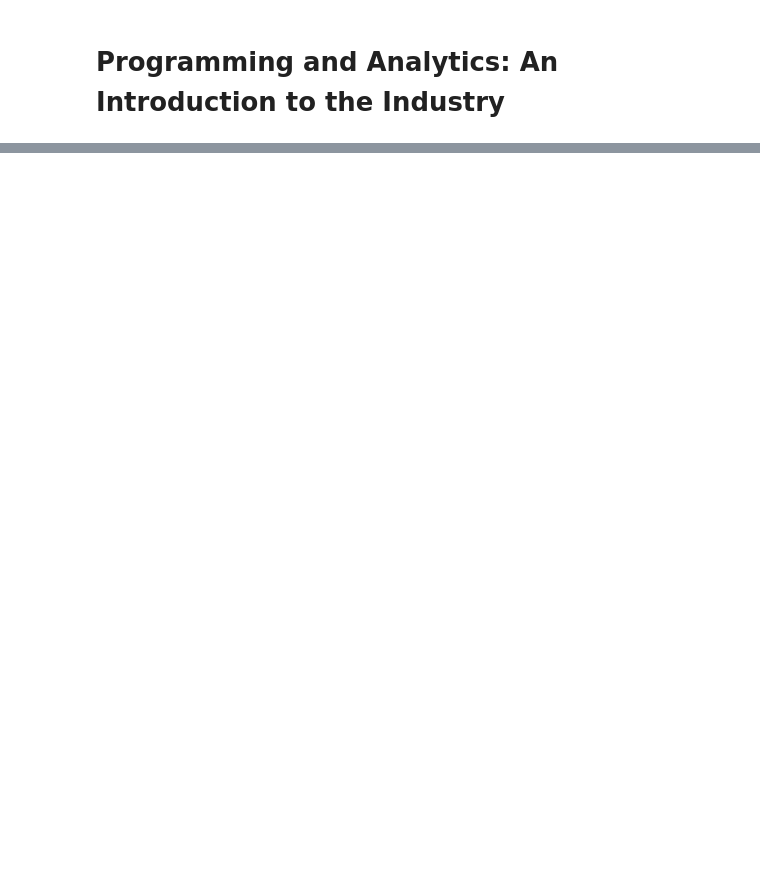
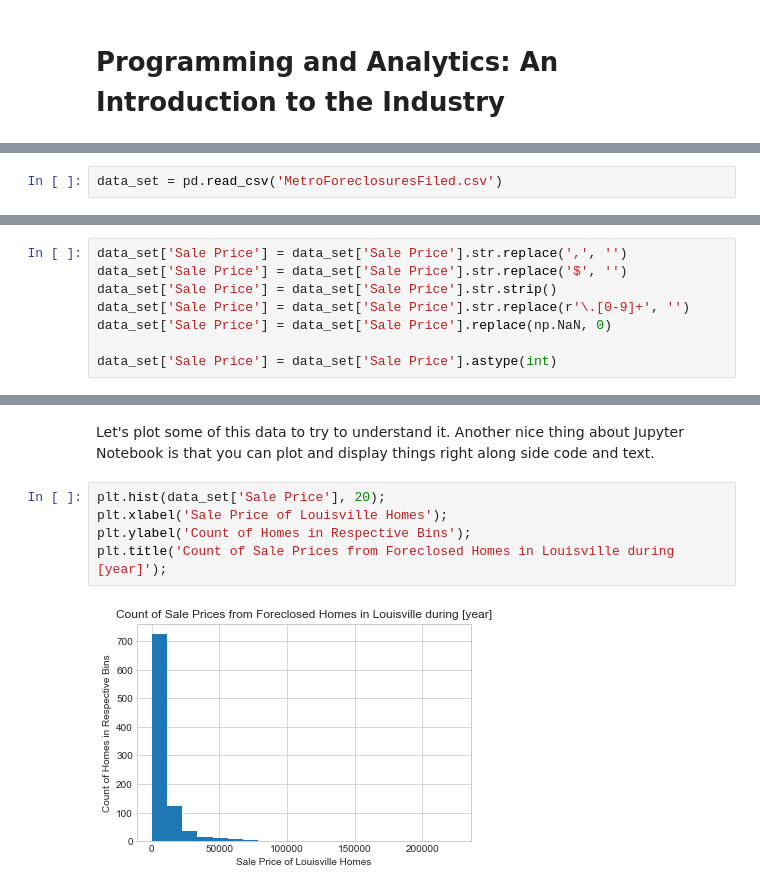
Before and after one commit to WillTirone/CodeLouisville_Examples, a Jupyter notebook: analytics_presentation.ipynb, the cells around one changed output, grey strips where cells are left out. Saved outputs shown, nothing was run; the diff lists cells and outputs as text; blank space fills up the shorter version.

```diff
--- a/analytics_presentation.ipynb
+++ b/analytics_presentation.ipynb
@@ -38,0 +87,2 @@ These were created often by universities or individuals and are completely free,
+# %%
+data_set = pd.read_csv('MetroForeclosuresFiled.csv')
@@ -38,0 +138,8 @@ These were created often by universities or individuals and are completely free,
+# %%
+data_set['Sale Price'] = data_set['Sale Price'].str.replace(',', '')
+data_set['Sale Price'] = data_set['Sale Price'].str.replace('$', '')
+data_set['Sale Price'] = data_set['Sale Price'].str.strip()
+data_set['Sale Price'] = data_set['Sale Price'].str.replace(r'\.[0-9]+', '')
+data_set['Sale Price'] = data_set['Sale Price'].replace(np.NaN, 0)
+
+data_set['Sale Price'] = data_set['Sale Price'].astype(int)
@@ -38,0 +174,9 @@ These were created often by universities or individuals and are completely free,
+# %% [markdown]
+Let's plot some of this data to try to understand it. Another nice thing about Jupyter Notebook is that you can plot and display things right along side code and text.
+# %%
+plt.hist(data_set['Sale Price'], 20);
+plt.xlabel('Sale Price of Louisville Homes');
+plt.ylabel('Count of Homes in Respective Bins');
+plt.title('Count of Sale Prices from Foreclosed Homes in Louisville during [year]');
+# %% [output]
+[figure, added]
```
Also changed, not shown: parts of 15 cells of this notebook, 1 other file.
